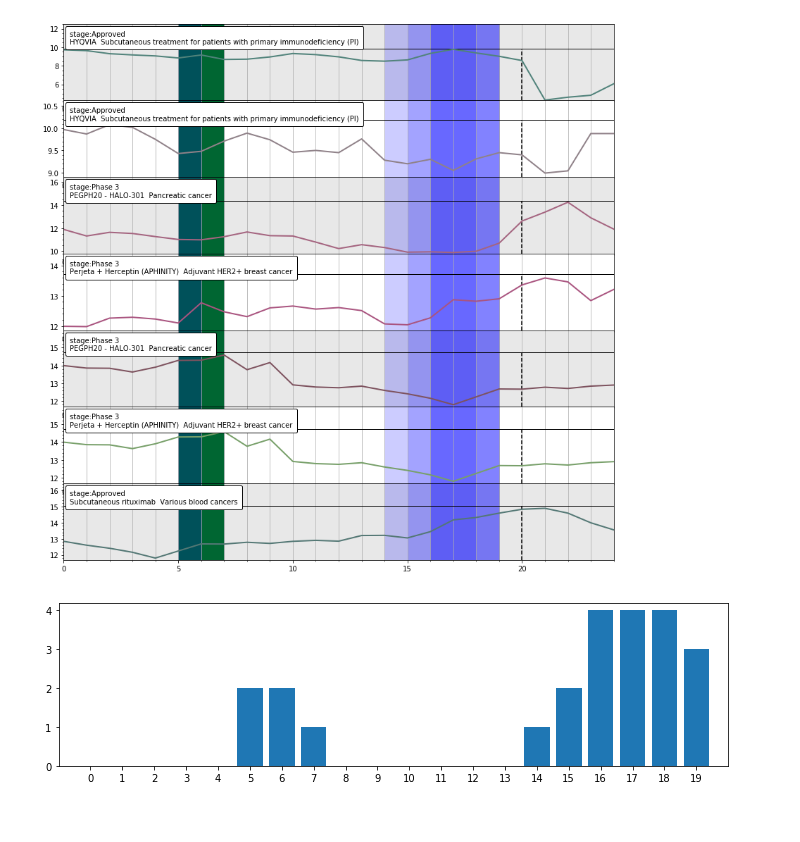
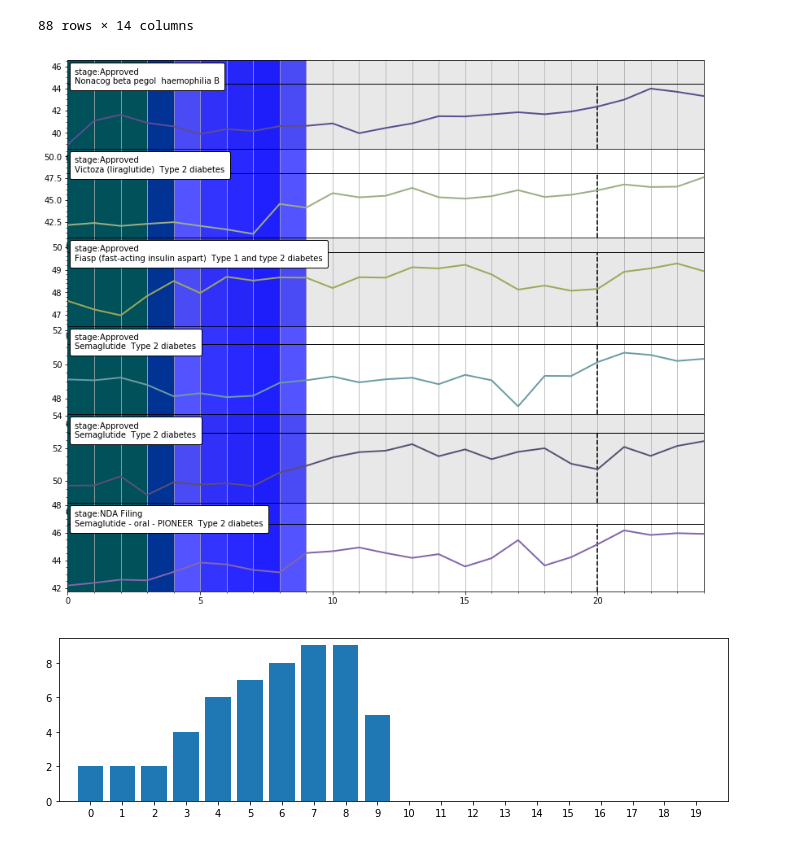
Before and after one commit to automayt/pharmakarma, a Jupyter notebook: PharmaKarma2.ipynb, the cells around one changed output. Drawn from its saved outputs; the diff is of its cells as text; code cells hidden in the pictures.

Commit message:
Fixed the figure

```diff
--- a/PharmaKarma2.ipynb
+++ b/PharmaKarma2.ipynb
@@ -16,6 +16,9 @@ from pandas.tseries.offsets import *
 from pandas.tseries.holiday import USFederalHolidayCalendar
 from pylab import text
 from mpl_toolkits.axes_grid.anchored_artists import AnchoredText
+
+#stock of interest
+ticker="NVO"
 
 #You'll need to first set your API token here and uncomment or set externally in your OS preferably.
 #%env TIINGOTOKEN inserttiingotokenhere
@@ -48,7 +51,6 @@ df["Past"] = df["Date"] - DateOffset(weeks=3)
 df["Future"] = df["Date"] + DateOffset(weeks=1)
 
 # Create local PDUFA dataframe for comparison
-ticker="HALO"
 pdufadf = df.loc[ticker]
 length = len(pdufadf.index)
 count = 0
@@ -171,2 +183,3 @@ calcdffinal
+88 rows × 14 columns
-[figure, old version]
+[figure, new version]
-[figure, old version]
+[figure, new version]
```
Also changed, not shown: parts of 1 cell of this notebook.
